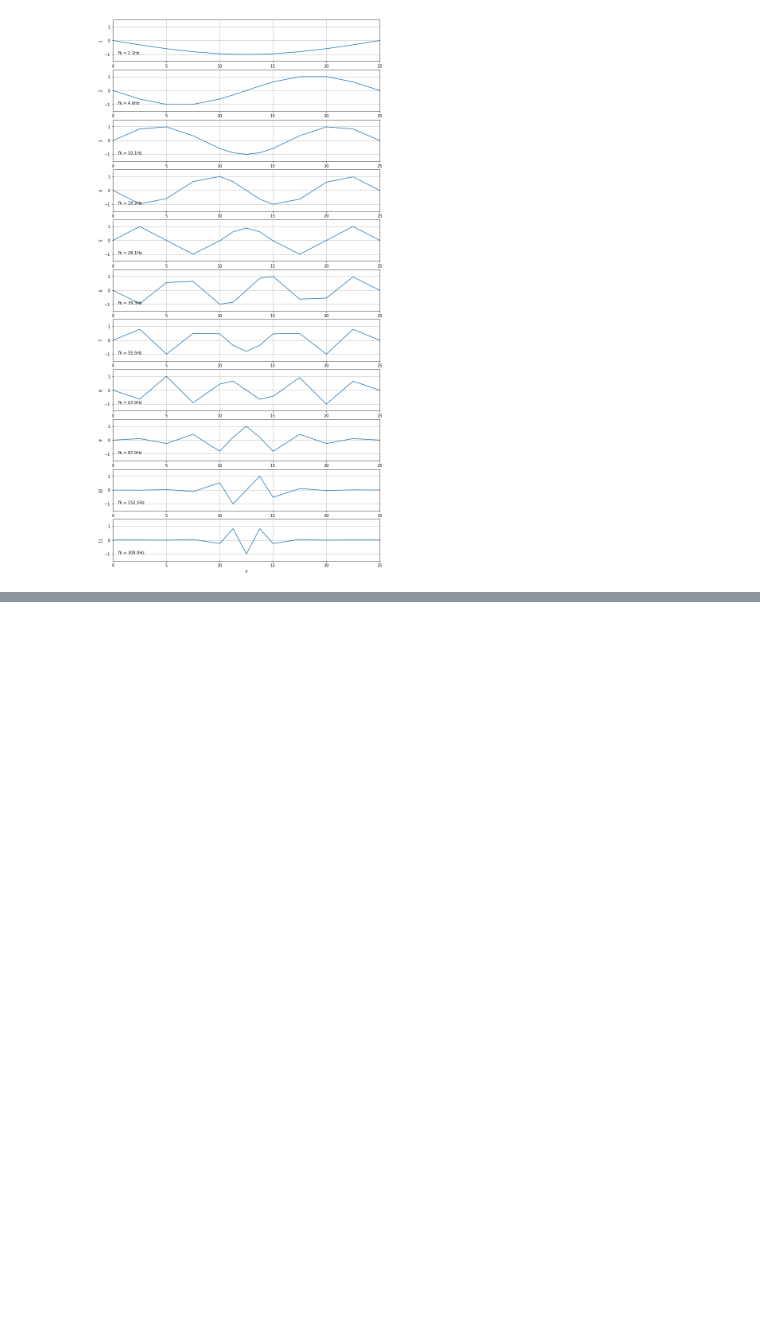
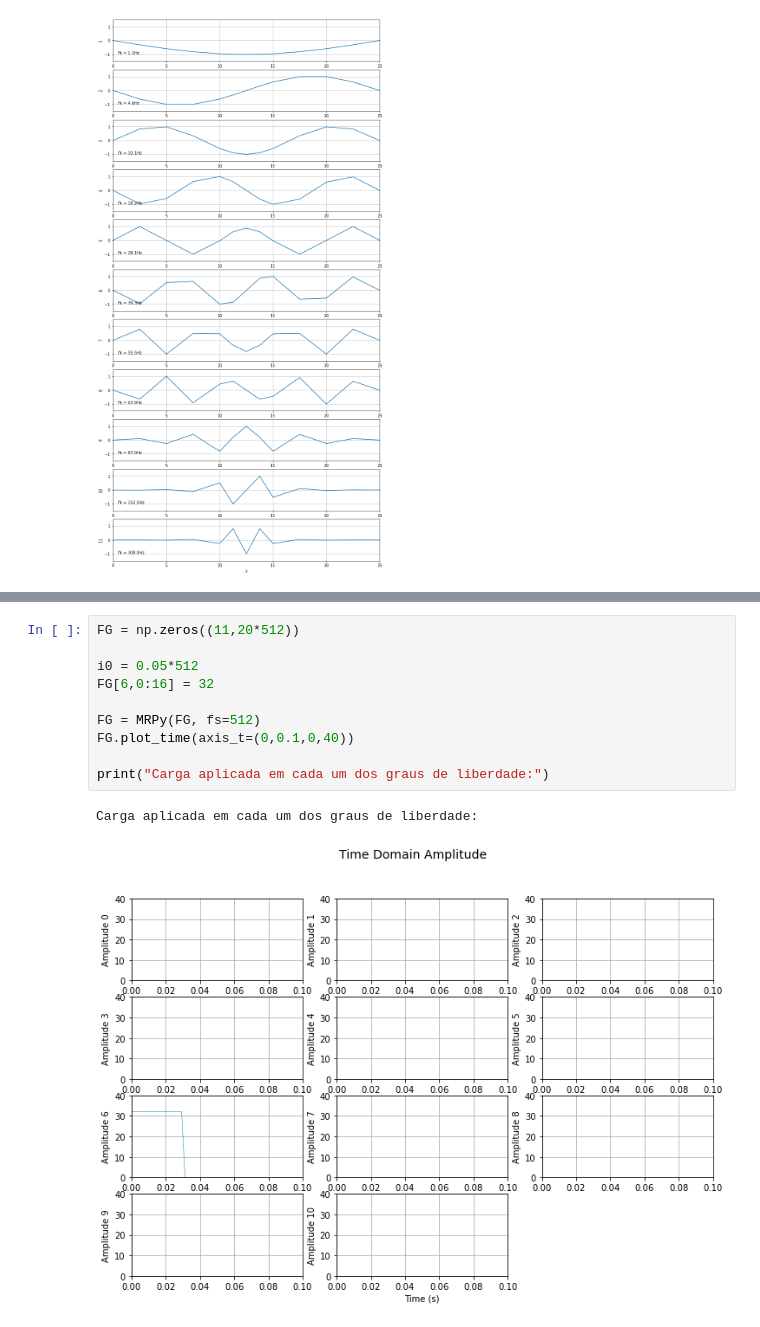
Before and after one commit to GarciaGabe/vibracoes, a Jupyter notebook: TRABALHOS/Trabalho 3/T3_0027550.ipynb, the cells around one changed output, grey strips where cells are left out. Drawn from its saved outputs; the diff is of its cells as text; blank space fills up the shorter version.

```diff
--- a/TRABALHOS/Trabalho 3/T3_0027550.ipynb
+++ b/TRABALHOS/Trabalho 3/T3_0027550.ipynb
@@ -308,0 +347,13 @@ plt.xlabel('x');
+# %%
+FG = np.zeros((11,20*512))
+
+i0 = 0.05*512
+FG[6,0:16] = 32
+
+FG = MRPy(FG, fs=512)
+FG.plot_time(axis_t=(0,0.1,0,40))
+
+print("Carga aplicada em cada um dos graus de liberdade:")
+# %% [output]
+Carga aplicada em cada um dos graus de liberdade:
+[figure, added]
```
Also changed, not shown: parts of 19 cells of this notebook, 5 other files.
